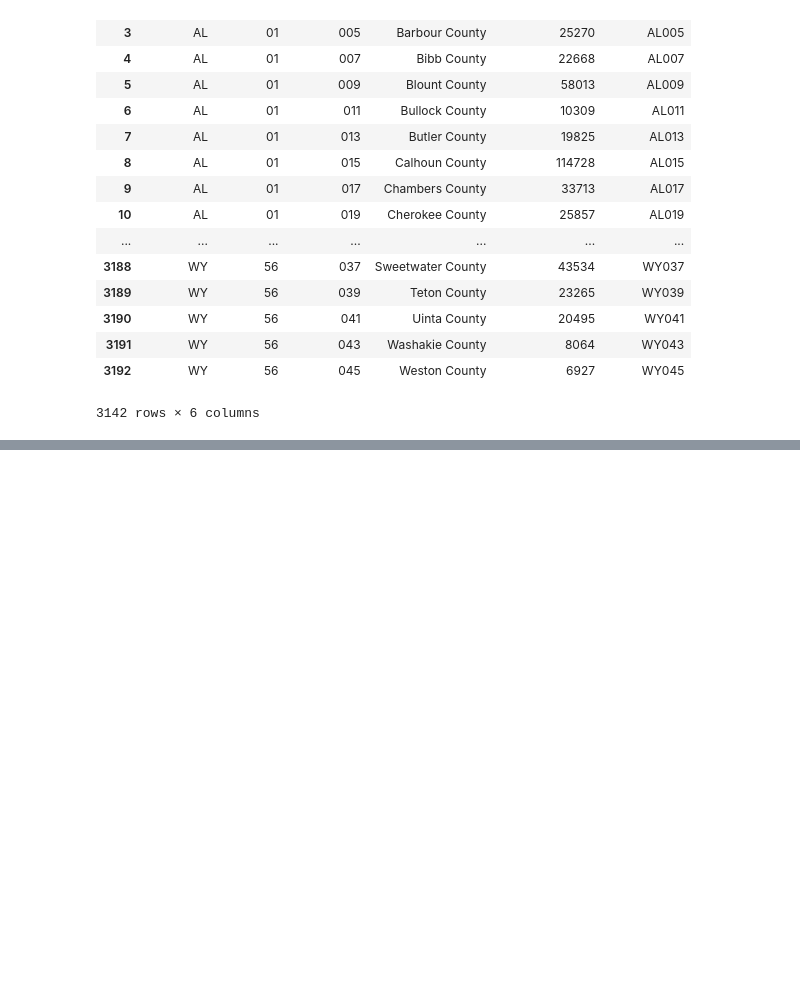
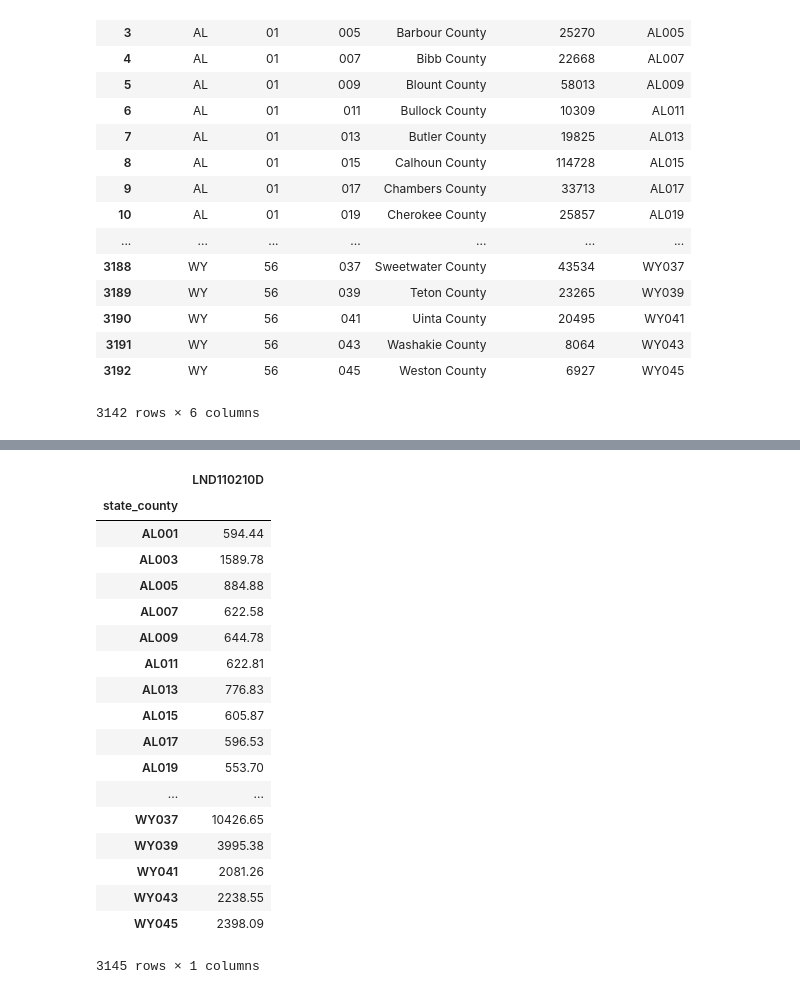
Before and after one commit to jahewson/us-aircraft-population, a Jupyter notebook: aircraft.ipynb, the cells around one changed output, grey strips where cells are left out. Cells and saved outputs as stored; diff of their text form; code cells hidden in the pictures; blank space fills up the shorter version.

```diff
--- a/aircraft.ipynb
+++ b/aircraft.ipynb
@@ -171,0 +193,25 @@ out_data.to_csv('aircraft_county_pop.csv')
+# %%
+# and join them
+cols = areas[['LND110210D']]
+cols.index = areas['state_county']
+cols
+# %% [output]
+|  | LND110210D |
+| state_county |  |
+| AL001 | 594.44 |
+| AL003 | 1589.78 |
+| AL005 | 884.88 |
+| AL007 | 622.58 |
+| AL009 | 644.78 |
+| AL011 | 622.81 |
+| AL013 | 776.83 |
+| AL015 | 605.87 |
+| AL017 | 596.53 |
+| AL019 | 553.70 |
+| ... | ... |
+| WY037 | 10426.65 |
+| WY039 | 3995.38 |
+| WY041 | 2081.26 |
+| WY043 | 2238.55 |
+| WY045 | 2398.09 |
+3145 rows × 1 columns
```
Also changed, not shown: parts of 4 cells of this notebook, 2 other files.
